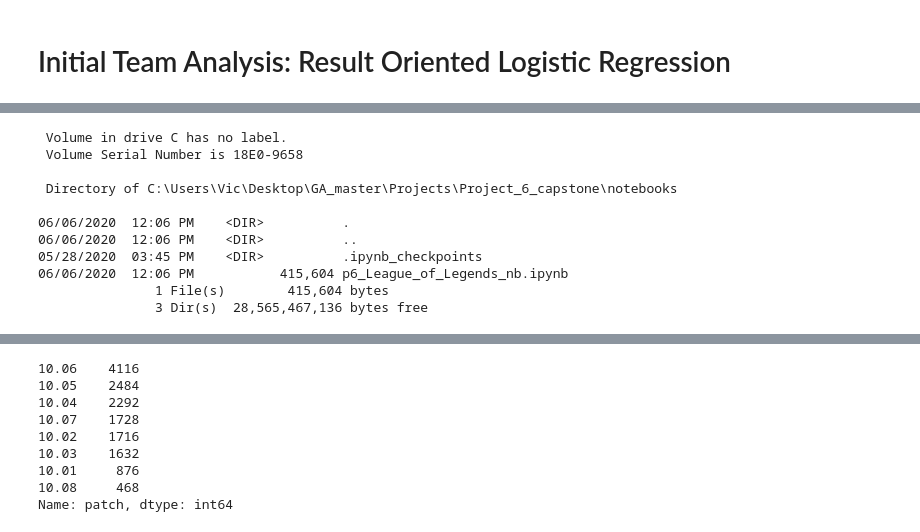
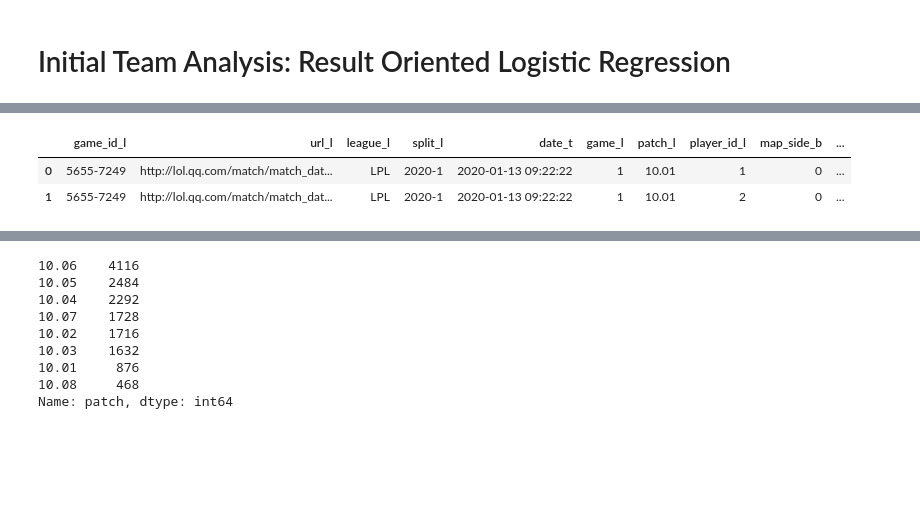
Before and after one commit to vic-voskovsky/LeagueofLegends, a Jupyter notebook: notebooks/p6_League_of_Legends_nb.ipynb, the cells around one changed output, grey strips where cells are left out. Saved outputs shown, nothing was run; the diff lists cells and outputs as text; code cells hidden in the pictures; blank space fills up the shorter version.

```diff
--- a/notebooks/p6_League_of_Legends_nb.ipynb
+++ b/notebooks/p6_League_of_Legends_nb.ipynb
@@ -39,10 +40,10 @@ df.shape
 new_columns_dict = {
     'gameid': 'game_id_l',  #
     'url': 'url_l',
-    'league': 'league_c',
+    'league': 'league_l',
     'split': 'split_l',
     'date': 'date_t',
-    'game': 'game_c',
+    'game': 'game_l',
     'patch': 'patch_l',
     'playerid': 'player_id_l',
     'side': 'map_side_b',
@@ -111,7 +112,7 @@ new_columns_dict = {
     'earned gpm': 'gold_per_min_n',
     'earnedgoldshare': 'gold_share_n', # Share of team’s total gold, with starting gold and inherent gold generation removed.
     'goldspent': 'gold_spent_n',
-    'gspd': 'gold_spend_%_dif', # (Team A Gold Spent - Team B Gold Spent) / (Gold Spent Average for both) >>> see: https://oracleselixir.com/2015/07/measuring-the-margins-gold-spent-percentage-difference/.
+    'gspd': 'gold_spend_%_dif_n', # (Team A Gold Spent - Team B Gold Spent) / (Gold Spent Average for both) >>> see: https://oracleselixir.com/2015/07/measuring-the-margins-gold-spent-percentage-difference/.
     'total cs': 'total_creep_score_n', # All creep score variables include minions and monsters, and do not include wards, champion-generated minions, or other units counted as CS in-game.
     'minionkills': 'lane_minions_killed_n',
     'monsterkills': 'monsters_killed_n',
@@ -134,8 +135,8 @@ new_columns_dict = {
     'opp_xpat15': 'opp_exp_at_15min_n',
     'opp_csat15': 'opp_creep_score_at_15min_n',
     'golddiffat15': 'gold_diff_at_15min_n',
-    'xpdiffat15': 'exp_diss_at_15min_n',
-    'csdiffat15': 'creep_score_difff_at_15min_n'}
+    'xpdiffat15': 'exp_diff_at_15min_n',
+    'csdiffat15': 'creep_score_diff_at_15min_n'}
 
 df.rename(columns=new_columns_dict, inplace=True)
 
@@ -183,0 +374,2 @@ df.to_csv('../datasets/clean_df.csv', index=False)
+# %%
+df['top_champ_c'] = df['player_champ_c'].value_counts().sort_values(ascending=False)[0]
@@ -204,15 +401,7 @@ sns.heatmap(df.corr()[['result_b']].sort_values('result_b', ascending=False),
-# %%
-ls
-# %% [output]
- Volume in drive C has no label.
- Volume Serial Number is 18E0-9658
-
- Directory of C:\Users\Vic\Desktop\GA_master\Projects\Project_6_capstone\notebooks
-
-06/06/2020  12:06 PM    <DIR>          .
-06/06/2020  12:06 PM    <DIR>          ..
-05/28/2020  03:45 PM    <DIR>          .ipynb_checkpoints
-06/06/2020  12:06 PM           415,604 p6_League_of_Legends_nb.ipynb
-               1 File(s)        415,604 bytes
-               3 Dir(s)  28,565,467,136 bytes free
+# %%
+df.head(2)
+# %% [output]
+|  | game_id_l | url_l | league_l | split_l | date_t | game_l | patch_l | player_id_l | map_side_b | ... |
+| 0 | 5655-7249 | http://lol.qq.com/match/match_dat... | LPL | 2020-1 | 2020-01-13 09:22:22 | 1 | 10.01 | 1 | 0 | ... |
+| 1 | 5655-7249 | http://lol.qq.com/match/match_dat... | LPL | 2020-1 | 2020-01-13 09:22:22 | 1 | 10.01 | 2 | 0 | ... |
 # %%
```
Also changed, not shown: parts of 16 cells of this notebook.
